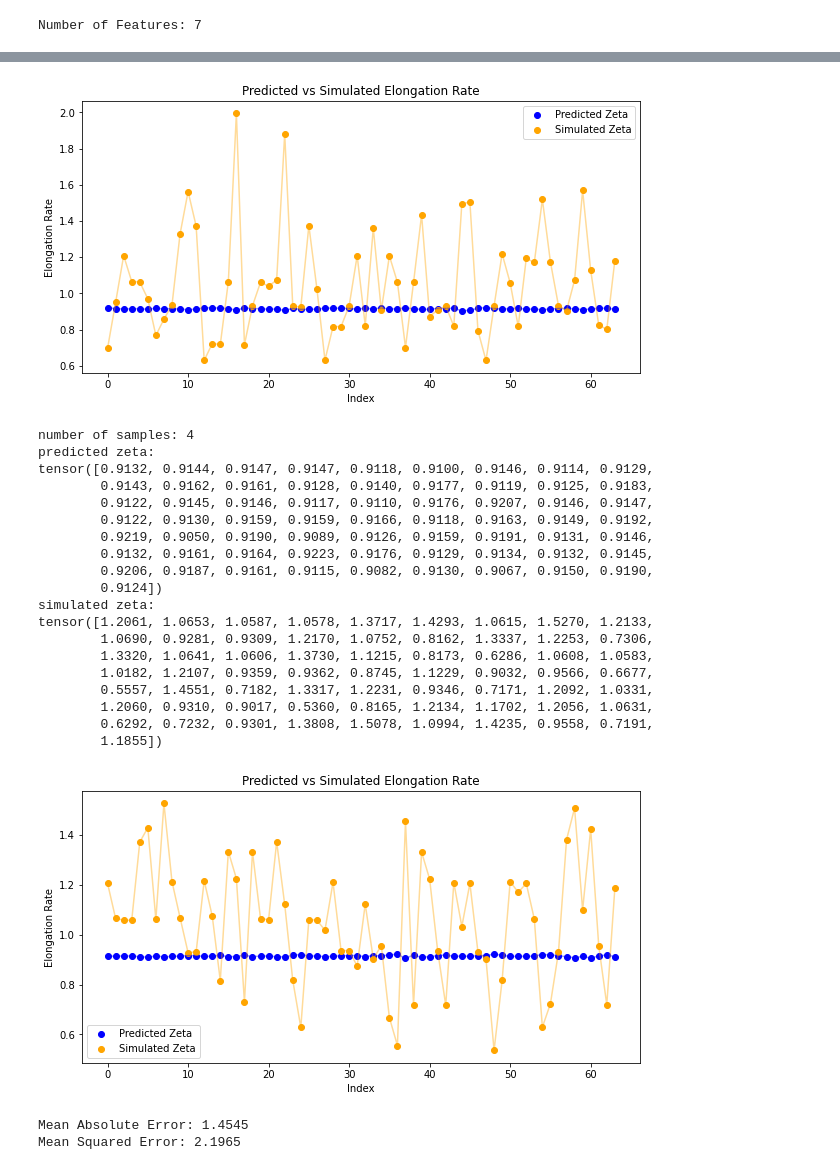
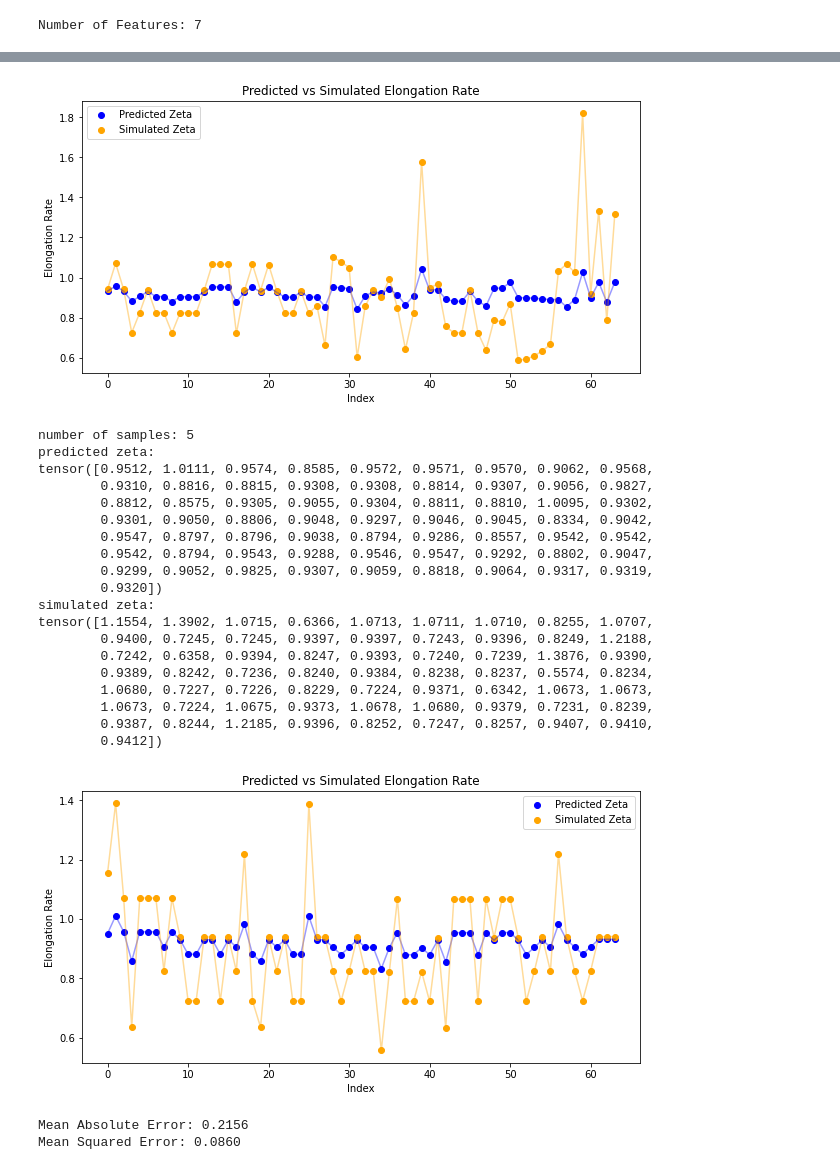
Before and after one commit to rhassett-cshl/ElongationNet, a Jupyter notebook: elongation_net_chr22.ipynb, the cells around one changed output, grey strips where cells are left out. Saved outputs shown, nothing was run; the diff lists cells and outputs as text; code cells hidden in the pictures.

Commit message:
Update data split method

```diff
--- a/elongation_net_chr22.ipynb
+++ b/elongation_net_chr22.ipynb
@@ -101,3 +134,25 @@ batch_size = 64
+# %%
+dataset = CustomDataset(gene_ids, Y_ji, X_ji, C_j, Z_ji)
+
+unique_geneids = df['ensembl_gene_id'].unique()
+num_unique_geneids = len(unique_geneids)
+train_idx = int(num_unique_geneids * 0.80)
+val_idx = int(num_unique_geneids * 0.90)
+
+train_geneids = unique_geneids[:train_idx]
+validation_geneids = unique_geneids[train_idx:val_idx]
+test_geneids = unique_geneids[val_idx:]
+
+train_indices = [i for i, gene_id in enumerate(dataset.GeneId) if gene_id in train_geneids]
+val_indices = [i for i, gene_id in enumerate(dataset.GeneId) if gene_id in validation_geneids]
+test_indices = [i for i, gene_id in enumerate(dataset.GeneId) if gene_id in test_geneids]
+
+
+train_set = torch.utils.data.Subset(dataset, train_indices)
+val_set = torch.utils.data.Subset(dataset, val_indices)
+test_set = torch.utils.data.Subset(dataset, test_indices)
+
+batch_size = 64
 # %%
 import torch.nn as nn
 import torch.nn.init as init
@@ -153,7 +208,7 @@ loss_fn = CustomLoss()
 for epoch in range(num_epochs):
     print(f'Epoch {epoch+1}')
     model.train()
-    trndl = DataLoader(trnset, batch_size=batch_size, num_workers=7, shuffle=True, pin_memory=True)
+    trndl = DataLoader(train_set, batch_size=batch_size, num_workers=7, shuffle=False, pin_memory=True)
     for i, batch in enumerate(trndl):
         optimizer.zero_grad()
         Y_ji_batch = batch['Y_ji'].to(device)
@@ -168,7 +223,7 @@ for epoch in range(num_epochs):
     del trndl
 
     model.eval()
-    valdl = DataLoader(valset, batch_size=batch_size, num_workers=7, shuffle=False, pin_memory=True)
+    valdl = DataLoader(val_set, batch_size=batch_size, num_workers=7, shuffle=False, pin_memory=True)
     with torch.no_grad():
         for batch in valdl:
             Y_ji_batch = batch['Y_ji'].to(device)
@@ -210,7 +265,7 @@ torch.save(model.state_dict(), filename)
 # %%
 """
 model = nn.Linear(num_features, 1)
-model.load_state_dict(torch.load("models/Elongation_Model.pth"))
+model.load_state_dict(torch.load("models/Elongation_Model_chr22.pth"))
 cuda_available = torch.cuda.is_available()
 print("CUDA (GPU support) is available:", cuda_available)
 num_gpus = torch.cuda.device_count()
@@ -278,7 +331,7 @@ def plot_data(simulated_zeta, predicted_zeta):
 
     plt.show()
 # %%
-tstdl = DataLoader(tstset, batch_size=batch_size, num_workers=0, shuffle=False, pin_memory=True)
+tstdl = DataLoader(test_set, batch_size=batch_size, num_workers=0, shuffle=False, pin_memory=True)
 # %%
 model.eval()
 
@@ -292,7 +345,7 @@ for i in range(0, 4):
         y_inputs = inputs['Y_ji'].to(device)
         rho_ji = model(y_inputs)
 
-    simulated_zeta = inputs['Z_ji']
+    simulated_zeta = 1 / inputs['Z_ji']
     # convert log(Z) outputs to Z
     predicted_zeta = torch.exp(rho_ji.cpu().squeeze())
     print("predicted zeta:")
@@ -365,24 +418,24 @@ tensor([0.6960, 0.9497, 1.2082, 1.0651, 1.0625, 0.9696, 0.7671, 0.8570, 0.9347,
-[figure, old version]
+[figure, new version]
-number of samples: 4
+number of samples: 5
 predicted zeta:
-tensor([0.9132, 0.9144, 0.9147, 0.9147, 0.9118, 0.9100, 0.9146, 0.9114, 0.9129,
-        0.9143, 0.9162, 0.9161, 0.9128, 0.9140, 0.9177, 0.9119, 0.9125, 0.9183,
-        0.9122, 0.9145, 0.9146, 0.9117, 0.9110, 0.9176, 0.9207, 0.9146, 0.9147,
-        0.9122, 0.9130, 0.9159, 0.9159, 0.9166, 0.9118, 0.9163, 0.9149, 0.9192,
-        0.9219, 0.9050, 0.9190, 0.9089, 0.9126, 0.9159, 0.9191, 0.9131, 0.9146,
-        0.9132, 0.9161, 0.9164, 0.9223, 0.9176, 0.9129, 0.9134, 0.9132, 0.9145,
-        0.9206, 0.9187, 0.9161, 0.9115, 0.9082, 0.9130, 0.9067, 0.9150, 0.9190,
-        0.9124])
+tensor([0.9512, 1.0111, 0.9574, 0.8585, 0.9572, 0.9571, 0.9570, 0.9062, 0.9568,
+        0.9310, 0.8816, 0.8815, 0.9308, 0.9308, 0.8814, 0.9307, 0.9056, 0.9827,
+        0.8812, 0.8575, 0.9305, 0.9055, 0.9304, 0.8811, 0.8810, 1.0095, 0.9302,
+        0.9301, 0.9050, 0.8806, 0.9048, 0.9297, 0.9046, 0.9045, 0.8334, 0.9042,
+        0.9547, 0.8797, 0.8796, 0.9038, 0.8794, 0.9286, 0.8557, 0.9542, 0.9542,
+        0.9542, 0.8794, 0.9543, 0.9288, 0.9546, 0.9547, 0.9292, 0.8802, 0.9047,
+        0.9299, 0.9052, 0.9825, 0.9307, 0.9059, 0.8818, 0.9064, 0.9317, 0.9319,
+        0.9320])
 simulated zeta:
-tensor([1.2061, 1.0653, 1.0587, 1.0578, 1.3717, 1.4293, 1.0615, 1.5270, 1.2133,
-        1.0690, 0.9281, 0.9309, 1.2170, 1.0752, 0.8162, 1.3337, 1.2253, 0.7306,
-        1.3320, 1.0641, 1.0606, 1.3730, 1.1215, 0.8173, 0.6286, 1.0608, 1.0583,
-        1.0182, 1.2107, 0.9359, 0.9362, 0.8745, 1.1229, 0.9032, 0.9566, 0.6677,
-        0.5557, 1.4551, 0.7182, 1.3317, 1.2231, 0.9346, 0.7171, 1.2092, 1.0331,
-        1.2060, 0.9310, 0.9017, 0.5360, 0.8165, 1.2134, 1.1702, 1.2056, 1.0631,
-        0.6292, 0.7232, 0.9301, 1.3808, 1.5078, 1.0994, 1.4235, 0.9558, 0.7191,
-        1.1855])
+tensor([1.1554, 1.3902, 1.0715, 0.6366, 1.0713, 1.0711, 1.0710, 0.8255, 1.0707,
+        0.9400, 0.7245, 0.7245, 0.9397, 0.9397, 0.7243, 0.9396, 0.8249, 1.2188,
+        0.7242, 0.6358, 0.9394, 0.8247, 0.9393, 0.7240, 0.7239, 1.3876, 0.9390,
+        0.9389, 0.8242, 0.7236, 0.8240, 0.9384, 0.8238, 0.8237, 0.5574, 0.8234,
+        1.0680, 0.7227, 0.7226, 0.8229, 0.7224, 0.9371, 0.6342, 1.0673, 1.0673,
+        1.0673, 0.7224, 1.0675, 0.9373, 1.0678, 1.0680, 0.9379, 0.7231, 0.8239,
+        0.9387, 0.8244, 1.2185, 0.9396, 0.8252, 0.7247, 0.8257, 0.9407, 0.9410,
+        0.9412])
-[figure, old version]
+[figure, new version]
 # %%
 import torch.nn.functional as F
 
@@ -394,7 +447,7 @@ with torch.no_grad():
         rho_ji = model(y_inputs)
         # convert log(Z) outputs to Z
         predicted_zeta.append(torch.exp(rho_ji.cpu()))
-        simulated_zeta.append(batch['Z_ji'])
+        simulated_zeta.append(1 / batch['Z_ji'])
 
 predicted_zeta = torch.cat(predicted_zeta, dim=0)
 simulated_zeta = torch.cat(simulated_zeta, dim=0)
@@ -404,5 +457,5 @@ mse = F.mse_loss(predicted_zeta.squeeze(), simulated_zeta)
 print(f"Mean Absolute Error: {mae.item():.4f}")
 print(f"Mean Squared Error: {mse.item():.4f}")
 # %% [output]
-Mean Absolute Error: 1.4545
-Mean Squared Error: 2.1965
+Mean Absolute Error: 0.2156
+Mean Squared Error: 0.0860
```
Also changed, not shown: parts of 14 cells of this notebook, 5 other files.
